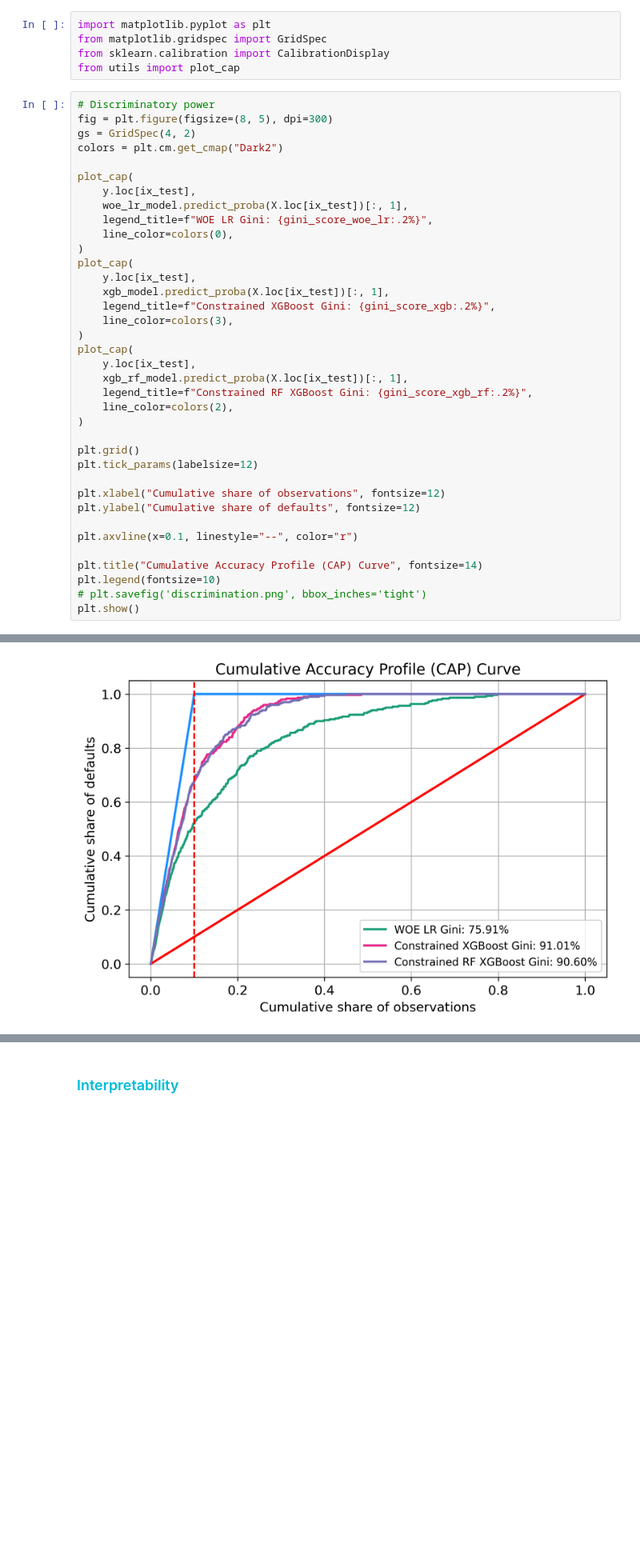
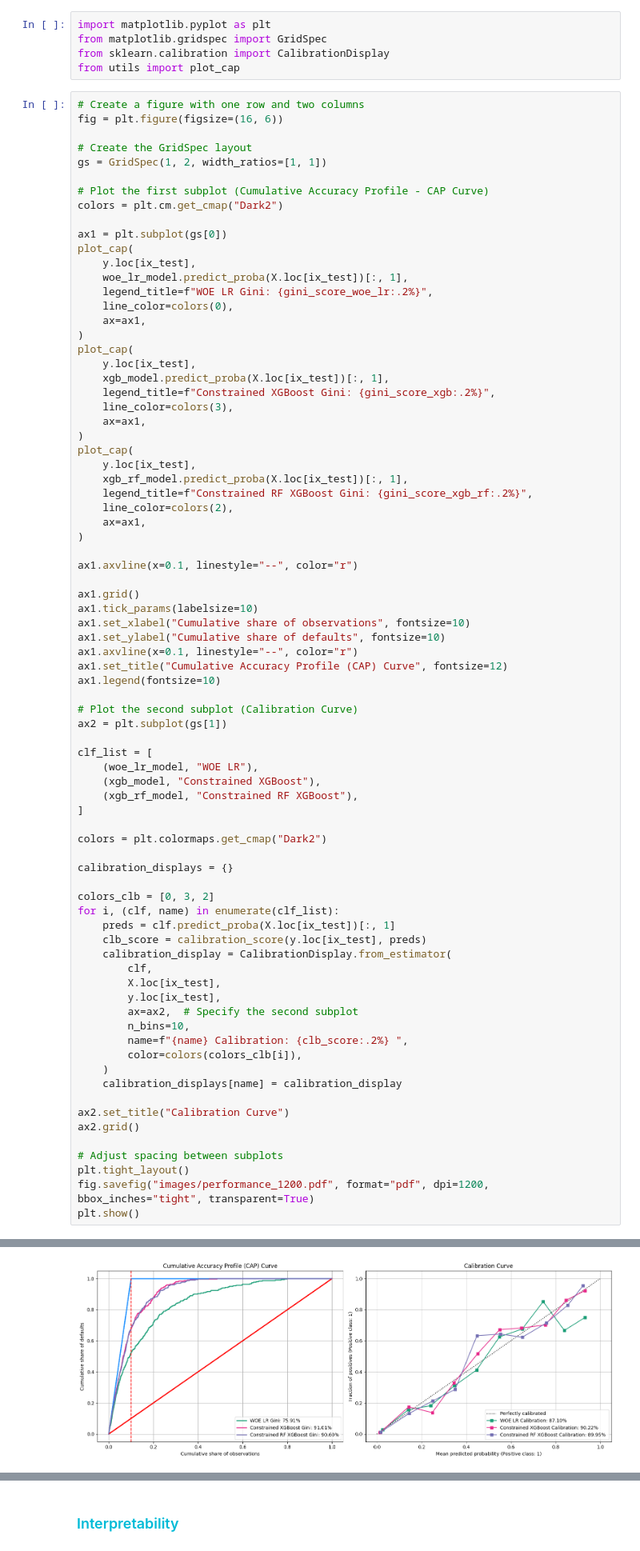
Before and after one commit to deburky/xml-scoring, a Jupyter notebook: models.ipynb, the cells around one changed output, grey strips where cells are left out. Shown at 80% size. Drawn from its saved outputs; the diff is of its cells as text; blank space fills up the shorter version.

Commit message:
updated repo and model notebook

```diff
--- a/models.ipynb
+++ b/models.ipynb
@@ -357,40 +362,81 @@ from matplotlib.gridspec import GridSpec
 from sklearn.calibration import CalibrationDisplay
 from utils import plot_cap
 # %%
-# Discriminatory power
-fig = plt.figure(figsize=(8, 5), dpi=300)
-gs = GridSpec(4, 2)
+# Create a figure with one row and two columns
+fig = plt.figure(figsize=(16, 6))
+
+# Create the GridSpec layout
+gs = GridSpec(1, 2, width_ratios=[1, 1])
+
+# Plot the first subplot (Cumulative Accuracy Profile - CAP Curve)
 colors = plt.cm.get_cmap("Dark2")
 
+ax1 = plt.subplot(gs[0])
 plot_cap(
     y.loc[ix_test],
     woe_lr_model.predict_proba(X.loc[ix_test])[:, 1],
     legend_title=f"WOE LR Gini: {gini_score_woe_lr:.2%}",
     line_color=colors(0),
+    ax=ax1,
 )
 plot_cap(
     y.loc[ix_test],
     xgb_model.predict_proba(X.loc[ix_test])[:, 1],
     legend_title=f"Constrained XGBoost Gini: {gini_score_xgb:.2%}",
     line_color=colors(3),
+    ax=ax1,
 )
 plot_cap(
     y.loc[ix_test],
     xgb_rf_model.predict_proba(X.loc[ix_test])[:, 1],
     legend_title=f"Constrained RF XGBoost Gini: {gini_score_xgb_rf:.2%}",
     line_color=colors(2),
+    ax=ax1,
 )
 
-plt.grid()
-plt.tick_params(labelsize=12)
+ax1.axvline(x=0.1, linestyle="--", color="r")
 
-plt.xlabel("Cumulative share of observations", fontsize=12)
-plt.ylabel("Cumulative share of defaults", fontsize=12)
+ax1.grid()
+ax1.tick_params(labelsize=10)
+ax1.set_xlabel("Cumulative share of observations", fontsize=10)
+ax1.set_ylabel("Cumulative share of defaults", fontsize=10)
+ax1.axvline(x=0.1, linestyle="--", color="r")
+ax1.set_title("Cumulative Accuracy Profile (CAP) Curve", fontsize=12)
+ax1.legend(fontsize=10)
 
-plt.axvline(x=0.1, linestyle="--", color="r")
+# Plot the second subplot (Calibration Curve)
+ax2 = plt.subplot(gs[1])
 
-plt.title("Cumulative Accuracy Profile (CAP) Curve", fontsize=14)
-plt.legend(fontsize=10)
-# plt.savefig('discrimination.png', bbox_inches='tight')
+clf_list = [
+    (woe_lr_model, "WOE LR"),
+    (xgb_model, "Constrained XGBoost"),
+    (xgb_rf_model, "Constrained RF XGBoost"),
+]
+
+colors = plt.colormaps.get_cmap("Dark2")
+
+calibration_displays = {}
+
+colors_clb = [0, 3, 2]
+for i, (clf, name) in enumerate(clf_list):
+    preds = clf.predict_proba(X.loc[ix_test])[:, 1]
+    clb_score = calibration_score(y.loc[ix_test], preds)
+    calibration_display = CalibrationDisplay.from_estimator(
+        clf,
+        X.loc[ix_test],
+        y.loc[ix_test],
+        ax=ax2,  # Specify the second subplot
+        n_bins=10,
+        name=f"{name} Calibration: {clb_score:.2%} ",
+        color=colors(colors_clb[i]),
+    )
+    calibration_displays[name] = calibration_display
+
+ax2.set_title("Calibration Curve")
+ax2.grid()
+
+# Adjust spacing between subplots
+plt.tight_layout()
+fig.savefig("images/performance_1200.pdf", format="pdf", dpi=1200, bbox_inches="tight", transparent=True)
 plt.show()
 # %% [output]
@@ -397 +444 @@ plt.show()
-[figure, old version]
+[figure, new version]
```
Also changed, not shown: parts of 26 cells of this notebook, 1 other file.
